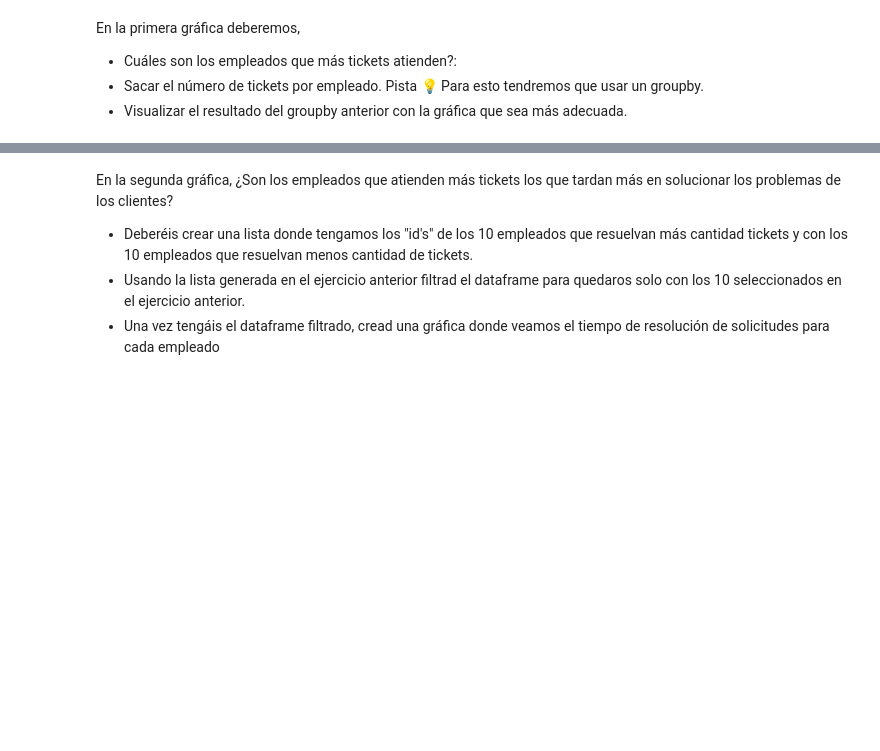
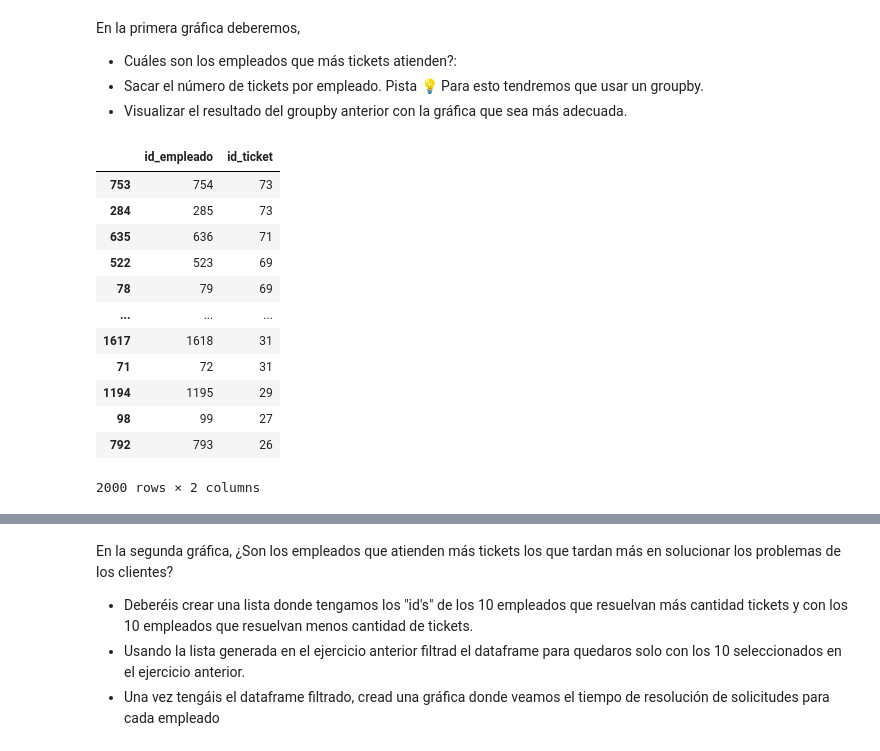
Before and after one commit to Adalab/promo_d_da_modulo2_sprint2_Silvia_Paula, a Jupyter notebook: EDA-III.ipynb, the cells around one changed output, grey strips where cells are left out. Drawn from its saved outputs; the diff is of its cells as text; code cells hidden in the pictures; blank space fills up the shorter version.

```diff
--- a/EDA-III.ipynb
+++ b/EDA-III.ipynb
@@ -100,3 +112,20 @@ En la primera gráfica deberemos,
 - Cuáles son los empleados que más tickets atienden?:
 - Sacar el número de tickets por empleado. Pista 💡 Para esto tendremos que usar un groupby.
 - Visualizar el resultado del groupby anterior con la gráfica que sea más adecuada.
+# %%
+df_empleados = df_tickets.groupby("id_empleado")["id_ticket"].count().reset_index().sort_values(by = "id_ticket", ascending=False)
+df_empleados
+# %% [output]
+|  | id_empleado | id_ticket |
+| 753 | 754 | 73 |
+| 284 | 285 | 73 |
+| 635 | 636 | 71 |
+| 522 | 523 | 69 |
+| 78 | 79 | 69 |
+| ... | ... | ... |
+| 1617 | 1618 | 31 |
+| 71 | 72 | 31 |
+| 1194 | 1195 | 29 |
+| 98 | 99 | 27 |
+| 792 | 793 | 26 |
+2000 rows × 2 columns
```
Also changed, not shown: parts of 9 cells of this notebook.
